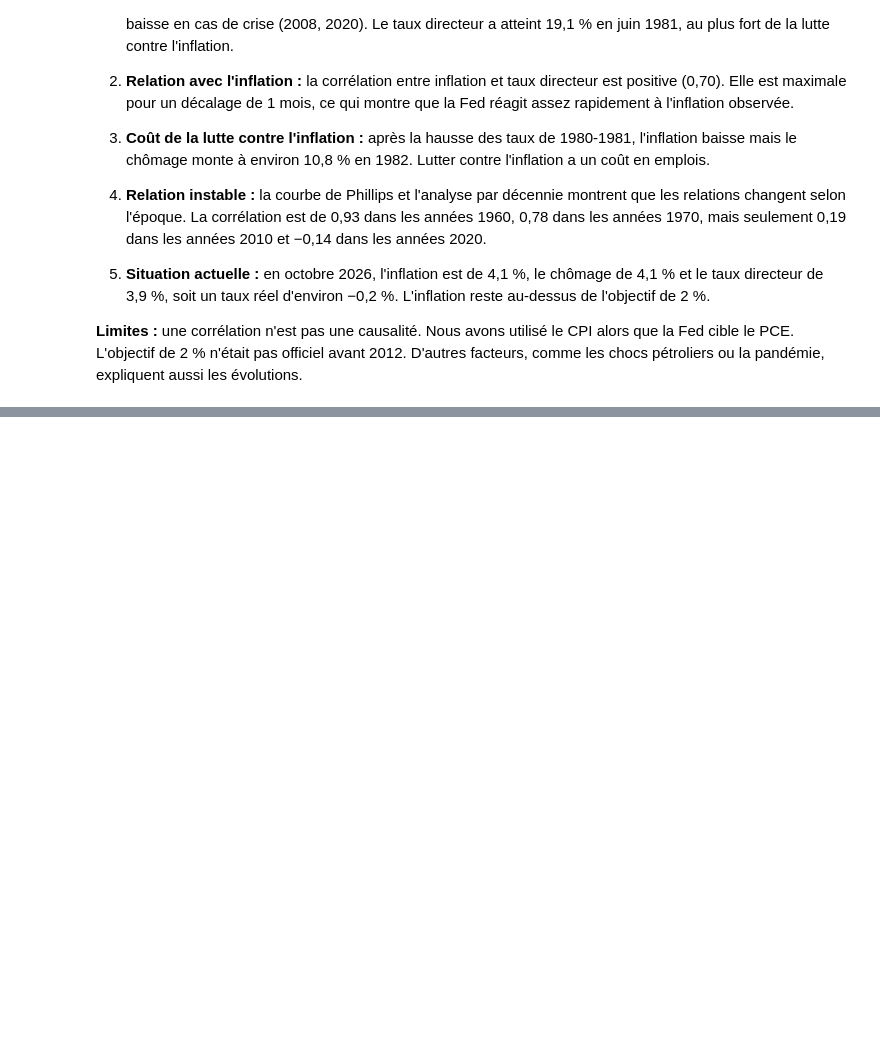
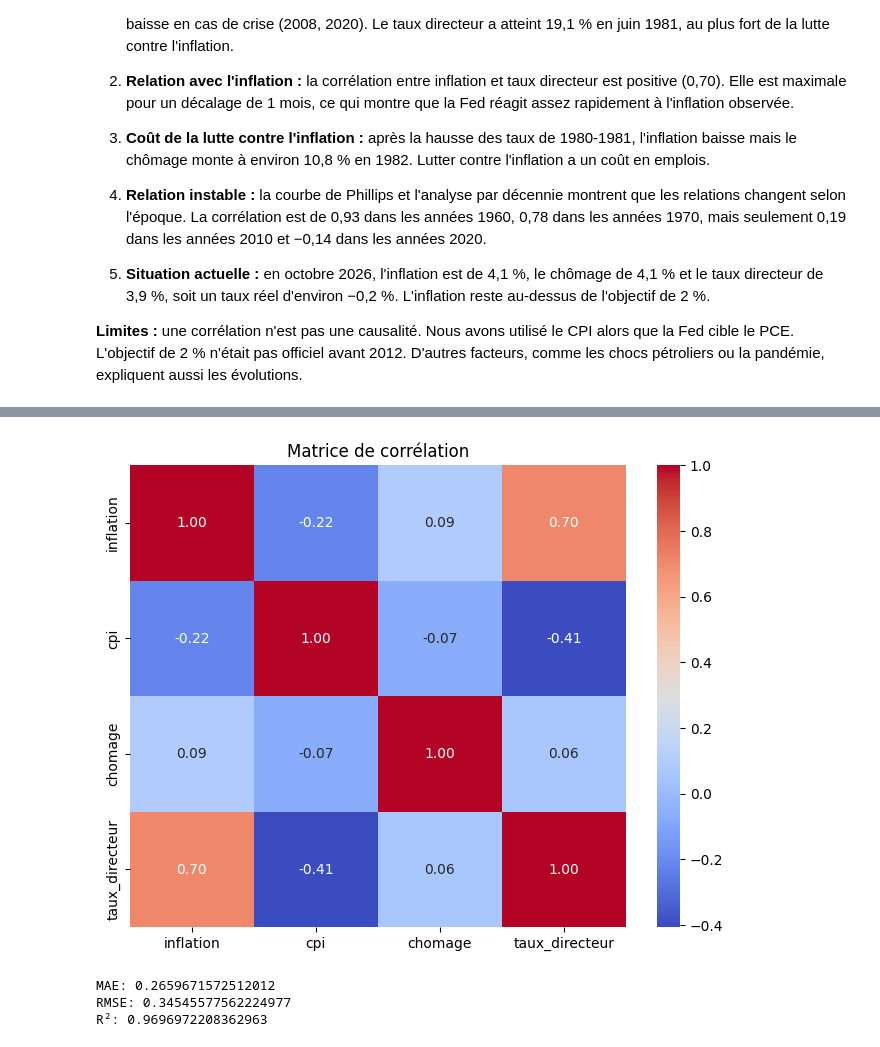
Before and after one commit to aziza-radouani/25007595-aziza-radouani-FIN3, a Jupyter notebook: notebooks/projet_F3.ipynb, the cells around one changed output, grey strips where cells are left out. Saved outputs shown, nothing was run; the diff lists cells and outputs as text; code cells hidden in the pictures; blank space fills up the shorter version.

```diff
--- a/notebooks/projet_F3.ipynb
+++ b/notebooks/projet_F3.ipynb
@@ -320,0 +389,11 @@ KeyError: "['taux_reel'] not in index"
+# %%
+import seaborn as sns
+import matplotlib.pyplot as plt
+
+plt.figure(figsize=(8,6))
+sns.heatmap(df[['inflation', 'cpi', 'chomage', 'taux_directeur']].corr(),
+            annot=True, cmap='coolwarm', fmt='.2f')
+plt.title("Matrice de corrélation")
+plt.show()
+# %% [output]
+[figure, added]
@@ -320,0 +428,11 @@ KeyError: "['taux_reel'] not in index"
+# %%
+from sklearn.metrics import mean_absolute_error, mean_squared_error, r2_score
+import numpy as np
+
+print("MAE:", mean_absolute_error(y_test, y_pred))
+print("RMSE:", np.sqrt(mean_squared_error(y_test, y_pred)))
+print("R²:", r2_score(y_test, y_pred))
+# %% [output]
+MAE: 0.2659671572512012
+RMSE: 0.34545577562224977
+R²: 0.9696972208362963
```
Also changed, not shown: parts of 20 cells of this notebook.
